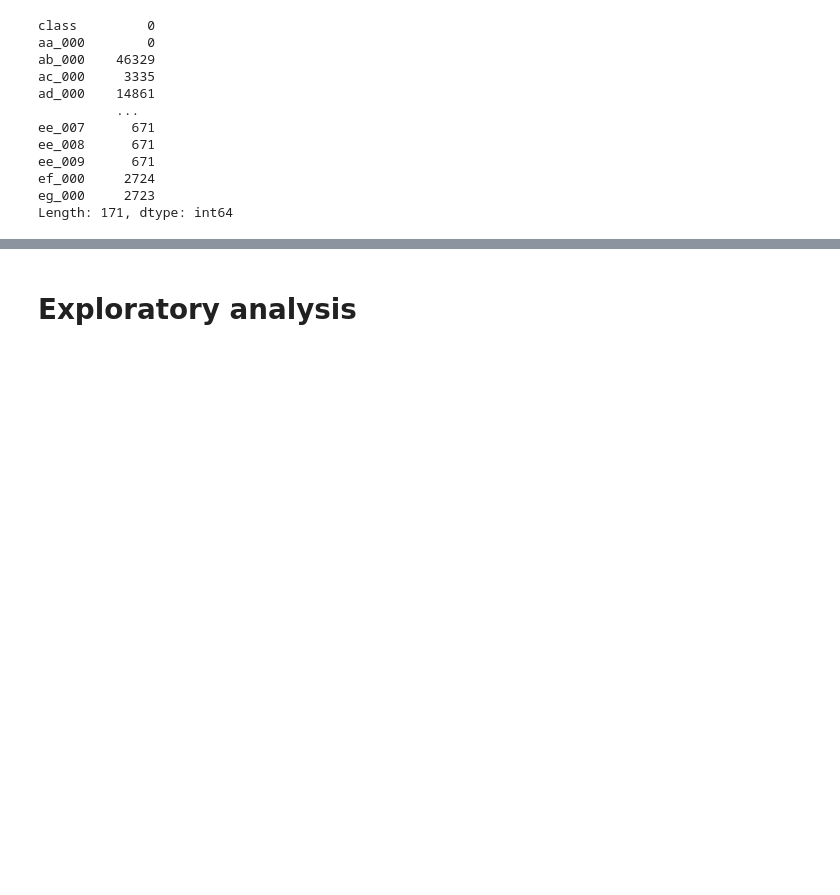
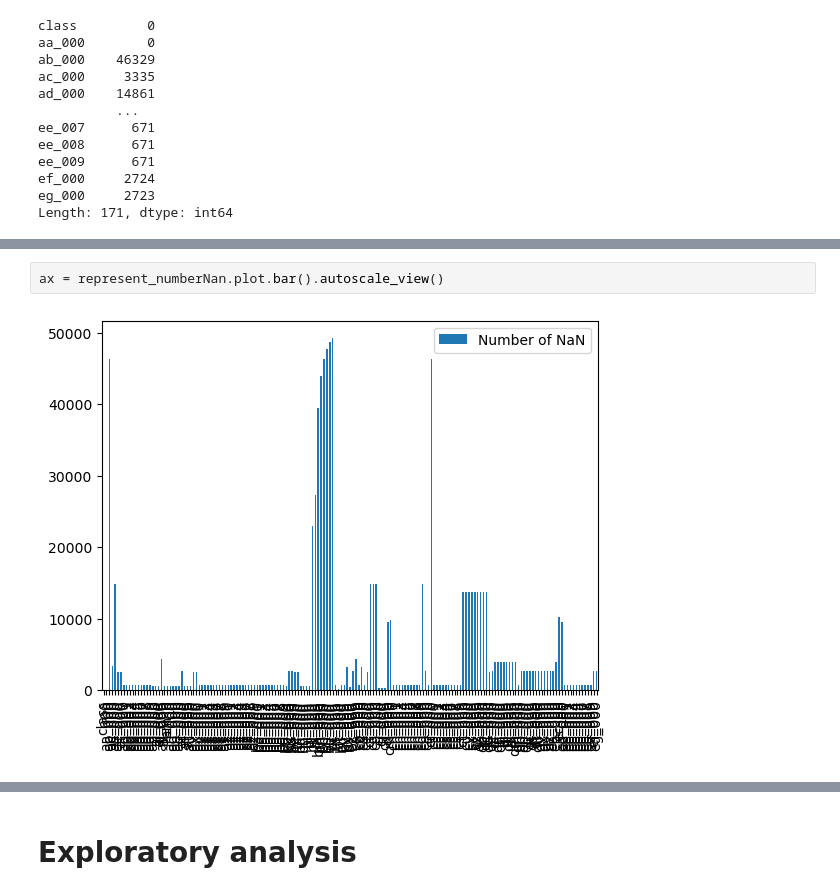
Before and after one commit to VPLEV23/DA_2023_Project, a Jupyter notebook: Project.ipynb, the cells around one changed output, grey strips where cells are left out. Drawn from its saved outputs; the diff is of its cells as text; blank space fills up the shorter version.

Commit message:
add deyailed plots plots for report

```diff
--- a/Project.ipynb
+++ b/Project.ipynb
@@ -148,0 +134,4 @@ data_cleaned.head()
+# %%
+ax = represent_numberNan.plot.bar().autoscale_view()
+# %% [output]
+[figure, added]
```
Also changed, not shown: parts of 23 cells of this notebook.
